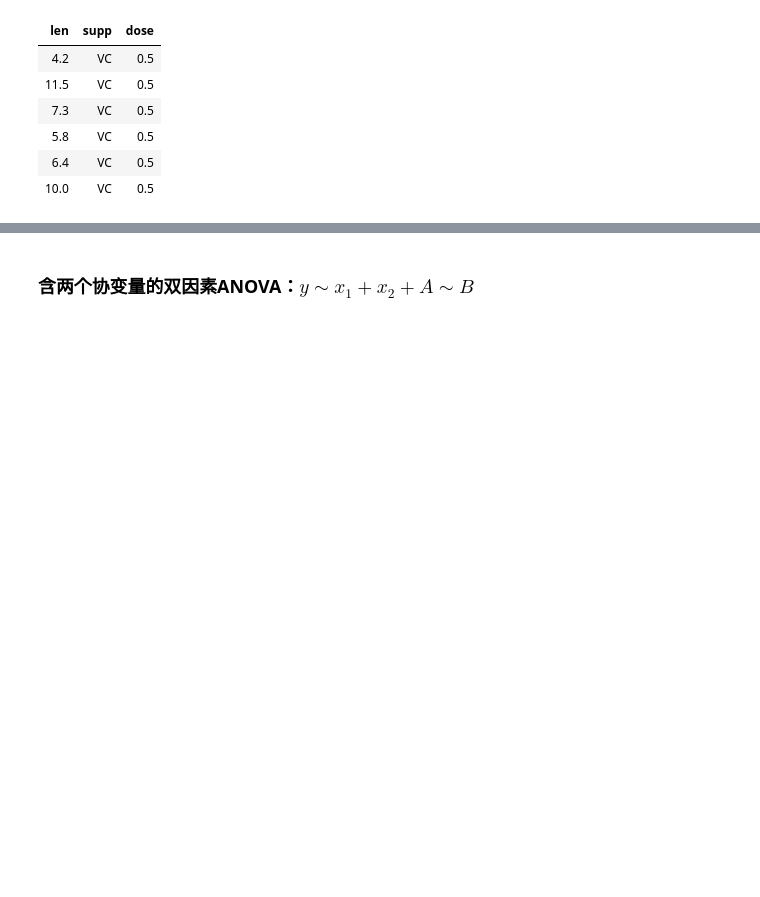
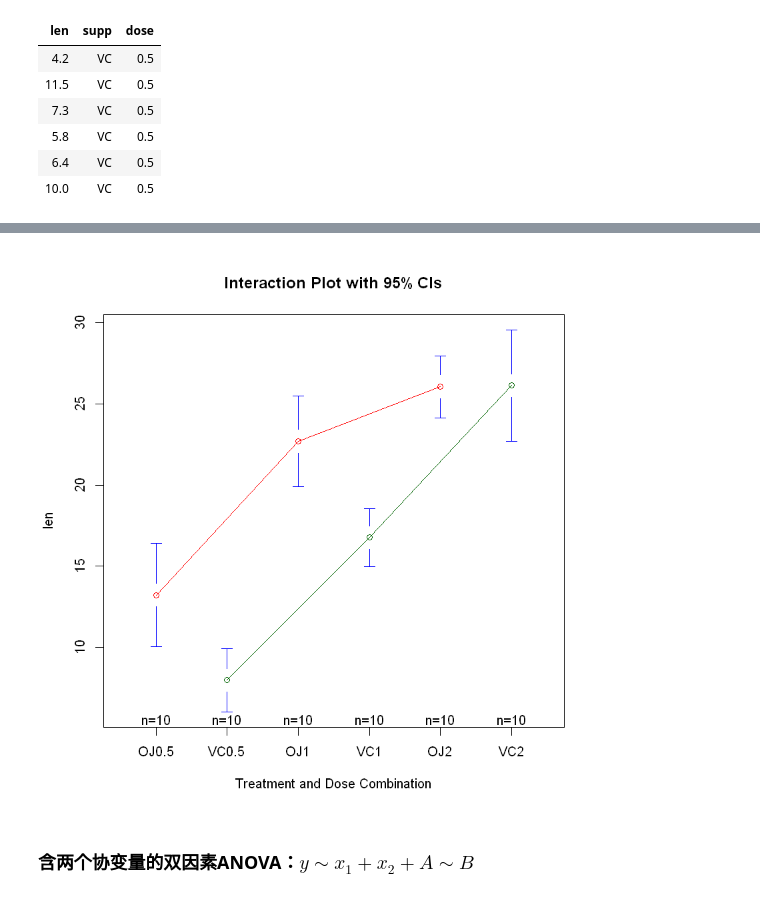
Before and after one commit to Sanningw/ML-and-DL, a Jupyter notebook: math/Statistics/R/stats.ipynb, the cells around one changed output, grey strips where cells are left out. Cells and saved outputs as stored; diff of their text form; code cells hidden in the pictures; blank space fills up the shorter version.

```diff
--- a/math/Statistics/R/stats.ipynb
+++ b/math/Statistics/R/stats.ipynb
@@ -489,3 +529,10 @@ head(ToothGrowth)
+# %%
+library(gplots)
+attach(ToothGrowth)
+plotmeans(len~interaction(supp,dose,sep=""),connect=list(c(1,3,5),c(2,4,6)),col=c("red","darkgreen"),main="Interaction Plot with 95% CIs", xlab = "Treatment and Dose Combination")
+detach(ToothGrowth)
+# %% [output]
+[figure, added]
 # %% [markdown]
 ### 含两个协变量的双因素ANOVA：$y\sim x_1+x_2+A\sim B$
 # %% [markdown]
```
Also changed, not shown: parts of 8 cells of this notebook.
